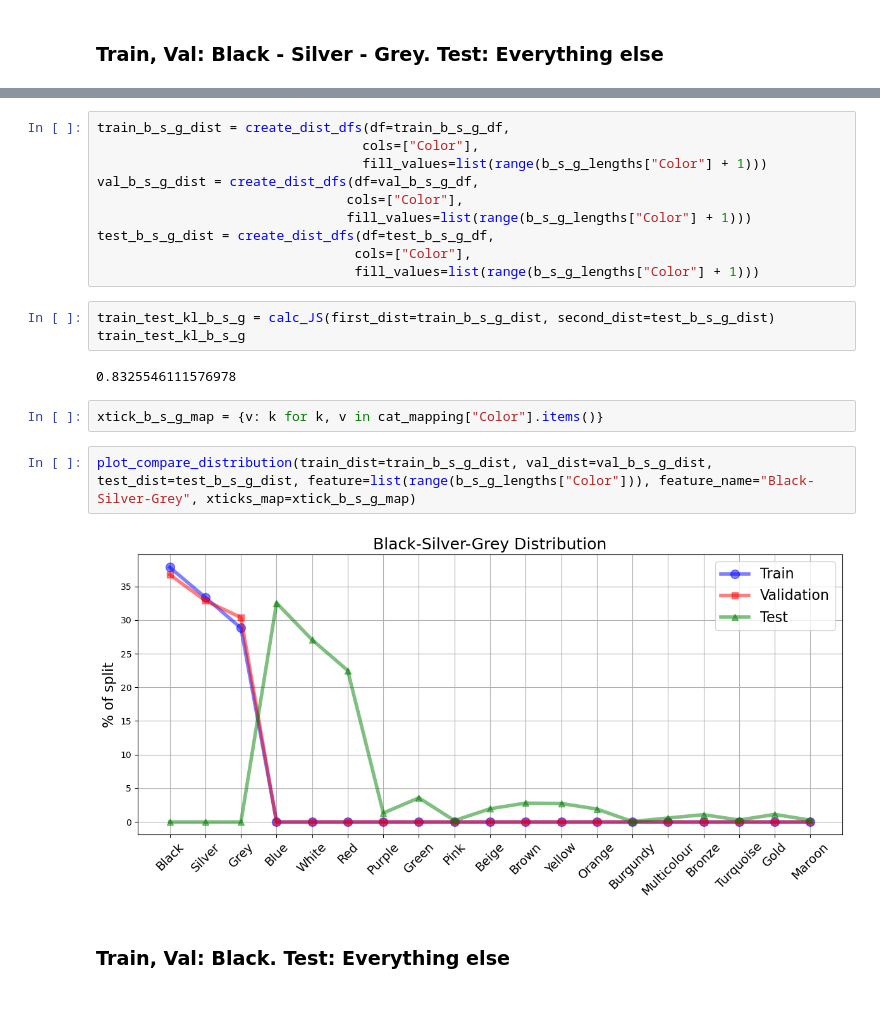
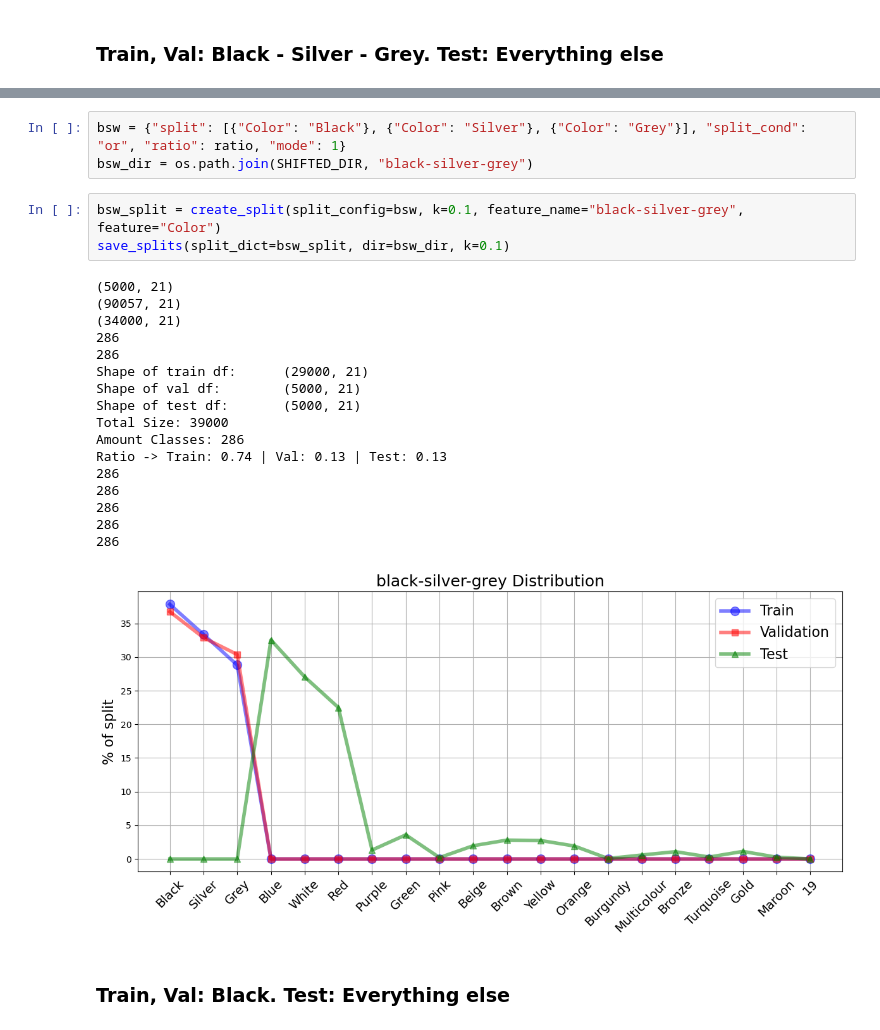
Before and after one commit to kgutjahr/STiL-TTA, a Jupyter notebook: data/create_shifted_data.ipynb, the cells around one changed output, grey strips where cells are left out. Saved outputs shown, nothing was run; the diff lists cells and outputs as text; blank space fills up the shorter version.

```diff
--- a/data/create_shifted_data.ipynb
+++ b/data/create_shifted_data.ipynb
@@ -1225,23 +1050,26 @@ save_dataset(df=high_train_b_s_g_df, save_directory=b_s_g_dir, split="train", k=
-# %%
-train_b_s_g_dist = create_dist_dfs(df=train_b_s_g_df,
-                                  cols=["Color"],
-                                  fill_values=list(range(b_s_g_lengths["Color"] + 1)))
-val_b_s_g_dist = create_dist_dfs(df=val_b_s_g_df,
-                                cols=["Color"],
-                                fill_values=list(range(b_s_g_lengths["Color"] + 1)))
-test_b_s_g_dist = create_dist_dfs(df=test_b_s_g_df,
-                                 cols=["Color"],
-                                 fill_values=list(range(b_s_g_lengths["Color"] + 1)))
-# %%
-train_test_kl_b_s_g = calc_JS(first_dist=train_b_s_g_dist, second_dist=test_b_s_g_dist)
-train_test_kl_b_s_g
-# %% [output]
-0.8325546111576978
-# %%
-xtick_b_s_g_map = {v: k for k, v in cat_mapping["Color"].items()}
-# %%
-plot_compare_distribution(train_dist=train_b_s_g_dist, val_dist=val_b_s_g_dist, test_dist=test_b_s_g_dist, feature=list(range(b_s_g_lengths["Color"])), feature_name="Black-Silver-Grey", xticks_map=xtick_b_s_g_map)
-# %% [output]
-[figure, removed]
+# %%
+bsw = {"split": [{"Color": "Black"}, {"Color": "Silver"}, {"Color": "Grey"}], "split_cond": "or", "ratio": ratio, "mode": 1}
+bsw_dir = os.path.join(SHIFTED_DIR, "black-silver-grey")
+# %%
+bsw_split = create_split(split_config=bsw, k=0.1, feature_name="black-silver-grey", feature="Color")
+save_splits(split_dict=bsw_split, dir=bsw_dir, k=0.1)
+# %% [output]
+(5000, 21)
+(90057, 21)
+(34000, 21)
+286
+286
+Shape of train df:      (29000, 21)
+Shape of val df:        (5000, 21)
+Shape of test df:       (5000, 21)
+Total Size: 39000
+Amount Classes: 286
+Ratio -> Train: 0.74 | Val: 0.13 | Test: 0.13
+286
+286
+286
+286
+286
+[figure, added]
 # %% [markdown]
 ### Train, Val: Black. Test: Everything else
```
Also changed, not shown: parts of 86 cells of this notebook.
